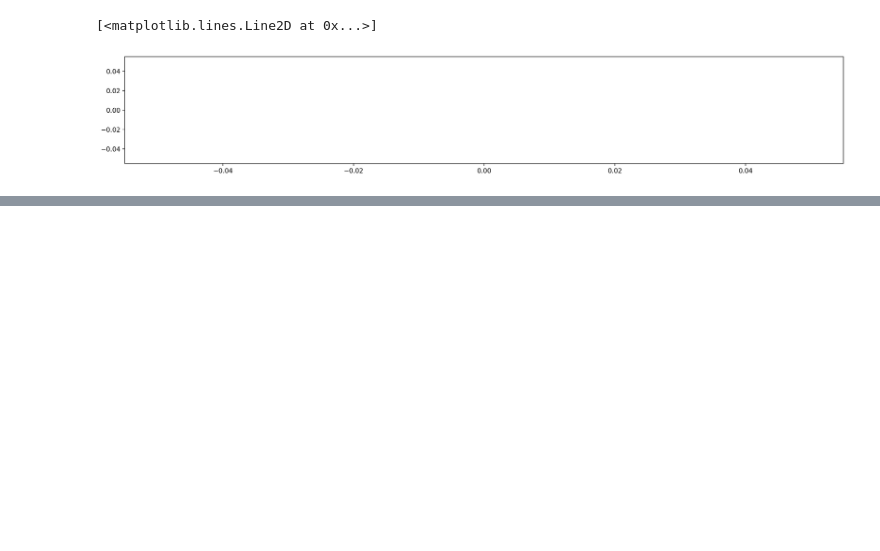
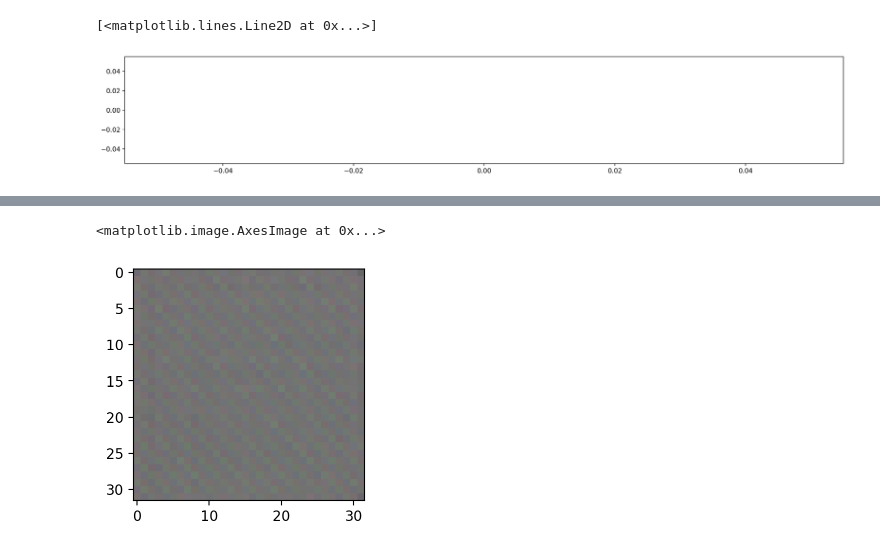
Before and after one commit to dariocb/Lab-VAE, a Jupyter notebook: Lab_MultiViewVAE.ipynb, the cells around one changed output, grey strips where cells are left out. Cells and saved outputs as stored; diff of their text form; code cells hidden in the pictures; blank space fills up the shorter version.

```diff
--- a/Lab_MultiViewVAE.ipynb
+++ b/Lab_MultiViewVAE.ipynb
@@ -485,0 +490,5 @@ RuntimeError: shape '[1, 2, 0]' is invalid for input of size 784
+# %%
+plt.imshow(x2[0].permute(1,2,0))
+# %% [output]
+<matplotlib.image.AxesImage at 0x...>
+[figure, added]
```
Also changed, not shown: parts of 7 cells of this notebook.
